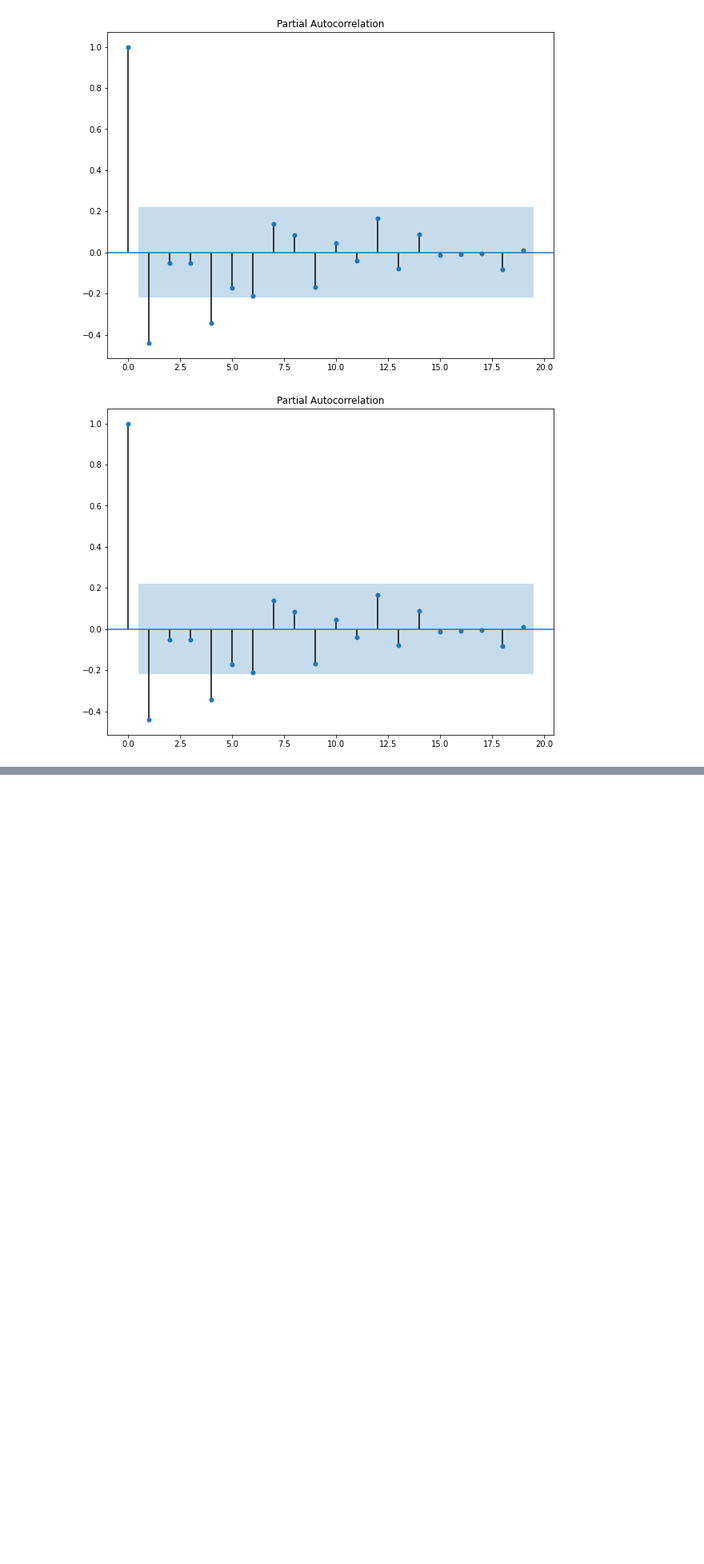
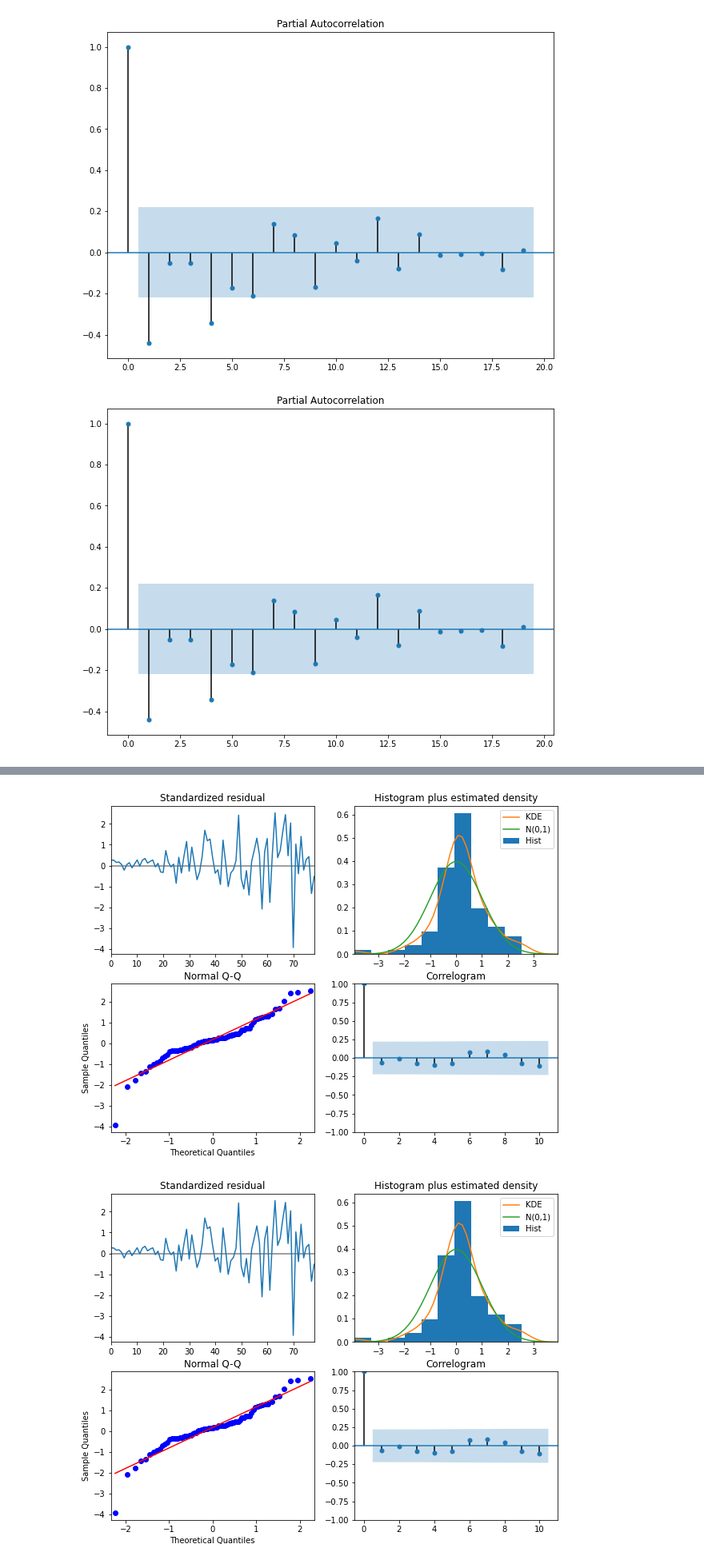
Before and after one commit to thiago2608santana/Analise_Series_Temporais, a Jupyter notebook: SARIMA.ipynb, the cells around one changed output, grey strips where cells are left out. Shown at 80% size. Drawn from its saved outputs; the diff is of its cells as text; code cells hidden in the pictures; blank space fills up the shorter version.

```diff
--- a/SARIMA.ipynb
+++ b/SARIMA.ipynb
@@ -112,0 +181,4 @@ plot_pacf(data['data_tr_2'][5:])
+# %%
+best_model = SARIMAX(data['data'], order=(2, 1, 3), seasonal_order=(0, 1, 0, 4), simple_differencing=False)
+res = best_model.fit(disp=False)
+print(res.summary())
@@ -112,0 +203,5 @@ plot_pacf(data['data_tr_2'][5:])
+# %%
+res.plot_diagnostics()
+# %% [output]
+[figure, added]
+[figure, added]
```
Also changed, not shown: parts of 11 cells of this notebook.
